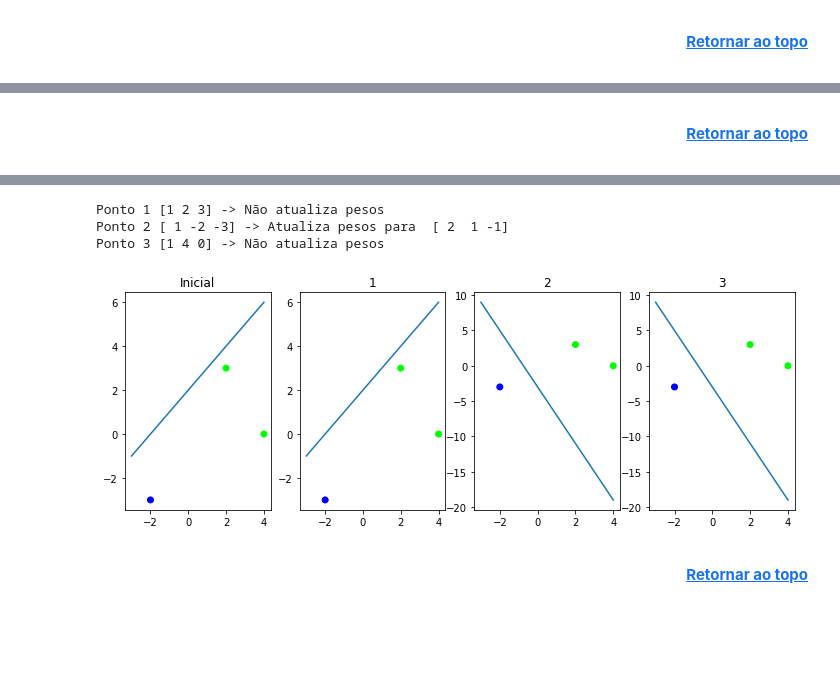
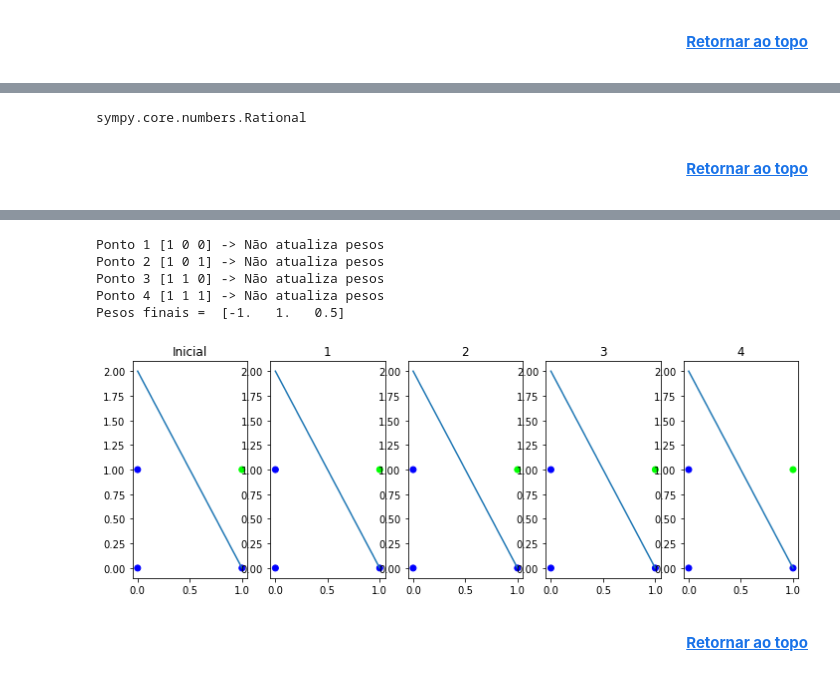
Before and after one commit to fccarvalho2/Deep-Learning, a Jupyter notebook: Resumo_1.ipynb, the cells around one changed output, grey strips where cells are left out. Drawn from its saved outputs; the diff is of its cells as text; code cells hidden in the pictures; blank space fills up the shorter version.

```diff
--- a/Resumo_1.ipynb
+++ b/Resumo_1.ipynb
@@ -316,10 +320,9 @@ $\displaystyle \left[\begin{matrix}2 y & 2 x\\2 x & - \sin{\left(y \right)}\end{
 # %%
-E = sum([229*0,211*1,93*2,35*3,7*4,1*7])/576+1
-t = sympy.Symbol("𝜃")
-f = -t/((1-t)*sympy.log(1-t))
-df = f.diff(t)
-Xs = [0.5] # valor inicial
+x = sp.Symbol('x')
+f = x**3 #Função
+df = f.diff(x)
+T = [30] # valor inicial
 for i in range(10):
-    x = Xs[-1]-(f.subs(t,Xs[-1])-E)/df.subs(t,Xs[-1])
-    print("𝜃 =",x, "→ f(x) =", f.subs(t,x))
-    Xs.append(x)
+    t = T[-1]-(f.subs(x,T[-1]))/df.subs(x,T[-1])
+    print("x =",np.round(float(t),4), "→ f(x) =", np.round(float(f.subs(x,t)),4))
+    T.append(t)
@@ -326,3 +340,7 @@ for i in range(10):
+# %%
+type(t)
+# %% [output]
+sympy.core.numbers.Rational
 # %% [markdown]
 <b><p style="text-align:right"> [Retornar ao topo](#Topo) </p> </b>
 # %% [markdown]
@@ -361,45 +379,49 @@ O algoritmo abaixo reproduz uma etapa do treinamento do perceptron, dado um valo
 # %%
 # Algoritmo para calcular perceptron
 
-w = np.array([2,1,-1]) # pesos iniciais
-x = np.array([[1,2,3],[1,-2,-3], [1,4,0]]) # entradas. O primeiro valor é sempre 1, porque é o bias
-y = [1,0,1]                 # rótulo
+w = np.array([0,1,0.5]) # pesos iniciais
+x = np.array([[1,0,0],[1,0,1], [1,1,0], [1, 1, 1]]) # entradas. O primeiro valor é sempre 1, porque é o bias
+y = [0,0,0,1]                 # rótulo
 r = 0.5
 x_i = []
 y_i = []
 for i in range(len(x)):
     x_i.append(x[i][1])
     y_i.append(x[i][2])
 
 f = lambda b: -(w[1]*b + w[0])/w[2]
 g = np.linspace(min(x.ravel()), max(x.ravel()), 10)
 fig,ax = plt.subplots(1,len(x)+1, figsize=(12,4))
 ax[0].plot(g,f(g),label = 'inicial')
 ax[0].scatter(x_i, y_i,c=y,cmap = 'brg')
 ax[0].set_title('Inicial')
 
 for i in range(len(x)):
     s = np.dot(w,x[i])
     print('Ponto', str(i+1), x[i] ,end = ' -> ')
     if s> 0:
         d = 1
     else:
         d = 0
 
     if y[i] != d:
         print('Atualiza pesos para ', w)
         w = w + r*(y[i]-d)*x[i]
     else:
         print('Não atualiza pesos')
 
     ax[i+1].scatter(x_i, y_i,c=y,cmap = 'brg')
     ax[i+1].plot(g,f(g))
     ax[i+1].set_title(str(i+1))
+
+print('Pesos finais = ', w)
 # %% [output]
-Ponto 1 [1 2 3] -> Não atualiza pesos
-Ponto 2 [ 1 -2 -3] -> Atualiza pesos para  [ 2  1 -1]
-Ponto 3 [1 4 0] -> Não atualiza pesos
+Ponto 1 [1 0 0] -> Não atualiza pesos
+Ponto 2 [1 0 1] -> Não atualiza pesos
+Ponto 3 [1 1 0] -> Não atualiza pesos
+Ponto 4 [1 1 1] -> Não atualiza pesos
+Pesos finais =  [-1.   1.   0.5]
-[figure, old version]
+[figure, new version]
 # %% [markdown]
 <b><p style="text-align:right"> [Retornar ao topo](#Topo) </p> </b>
 # %% [markdown]
```
Also changed, not shown: parts of 10 cells of this notebook.
